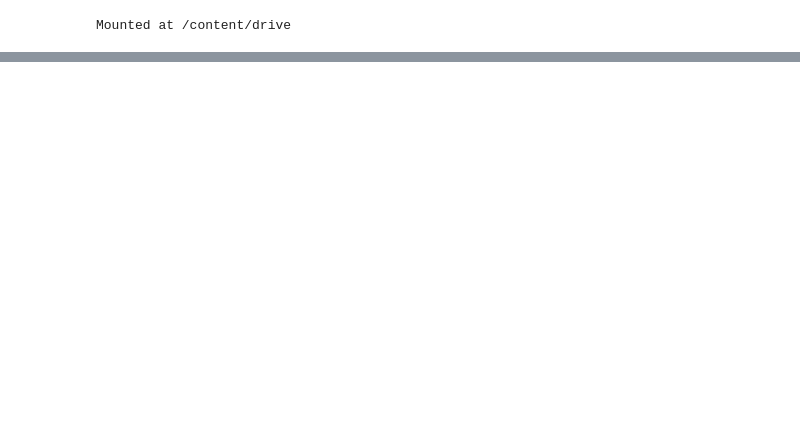
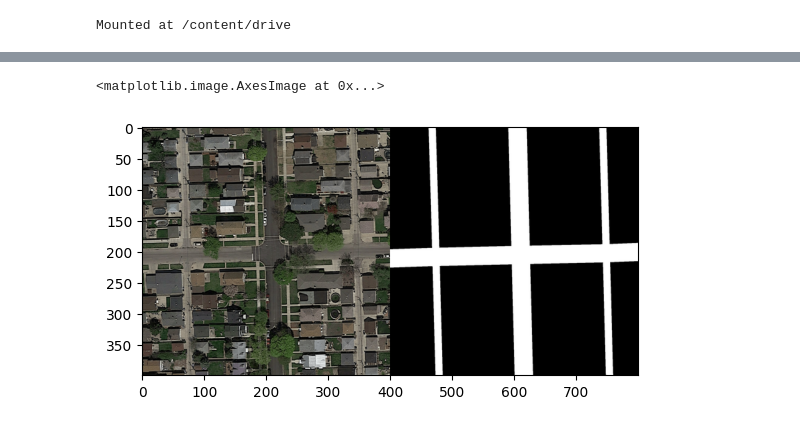
Before and after one commit to TomasVDDC/road-segmentation, a Jupyter notebook: runTomas.ipynb, the cells around one changed output, grey strips where cells are left out. Saved outputs shown, nothing was run; the diff lists cells and outputs as text; code cells hidden in the pictures; blank space fills up the shorter version.

```diff
--- a/runTomas.ipynb
+++ b/runTomas.ipynb
@@ -50,0 +96,7 @@ nothing added to commit but untracked files present (use "git add" to track)
+# %%
+img_example = load_image("./data/training/images/satImage_001.png")
+print("Dimension of each image is {}".format(img_example.shape)) #rank 3 tensor with the depth axis being rgb
+
+names_of_images = os.listdir("./data/training/images/")
+images = np.array([load_image("./data/training/images/{}".format(names_of_images[i])) for i in range(100)])
+print("Dimension of image tensor is {}".format(images.shape))
@@ -50,0 +106,7 @@ nothing added to commit but untracked files present (use "git add" to track)
+# %%
+ground_truth_example = load_image("./data/training/groundtruth/satImage_001.png")
+print("Dimension of each image is {}".format(ground_truth_example.shape)) #rank 3 tensor with the depth axis being rgb
+print(ground_truth_example[:1])
+names_of_ground_truth = os.listdir("./data/training/groundtruth/")
+ground_truths = np.array([load_image("./data/training/groundtruth/{}".format(names_of_ground_truth[i])) for i in range(100)])
+print("Dimension of ground truth tensor is {}".format(ground_truths.shape))
@@ -50,0 +132,6 @@ nothing added to commit but untracked files present (use "git add" to track)
+# %%
+img_pair_example = concatenate_images(img_example, ground_truth_example)
+plt.imshow(img_pair_example)
+# %% [output]
+<matplotlib.image.AxesImage at 0x...>
+[figure, added]
```
Also changed, not shown: parts of 26 cells of this notebook, 2 other files.
